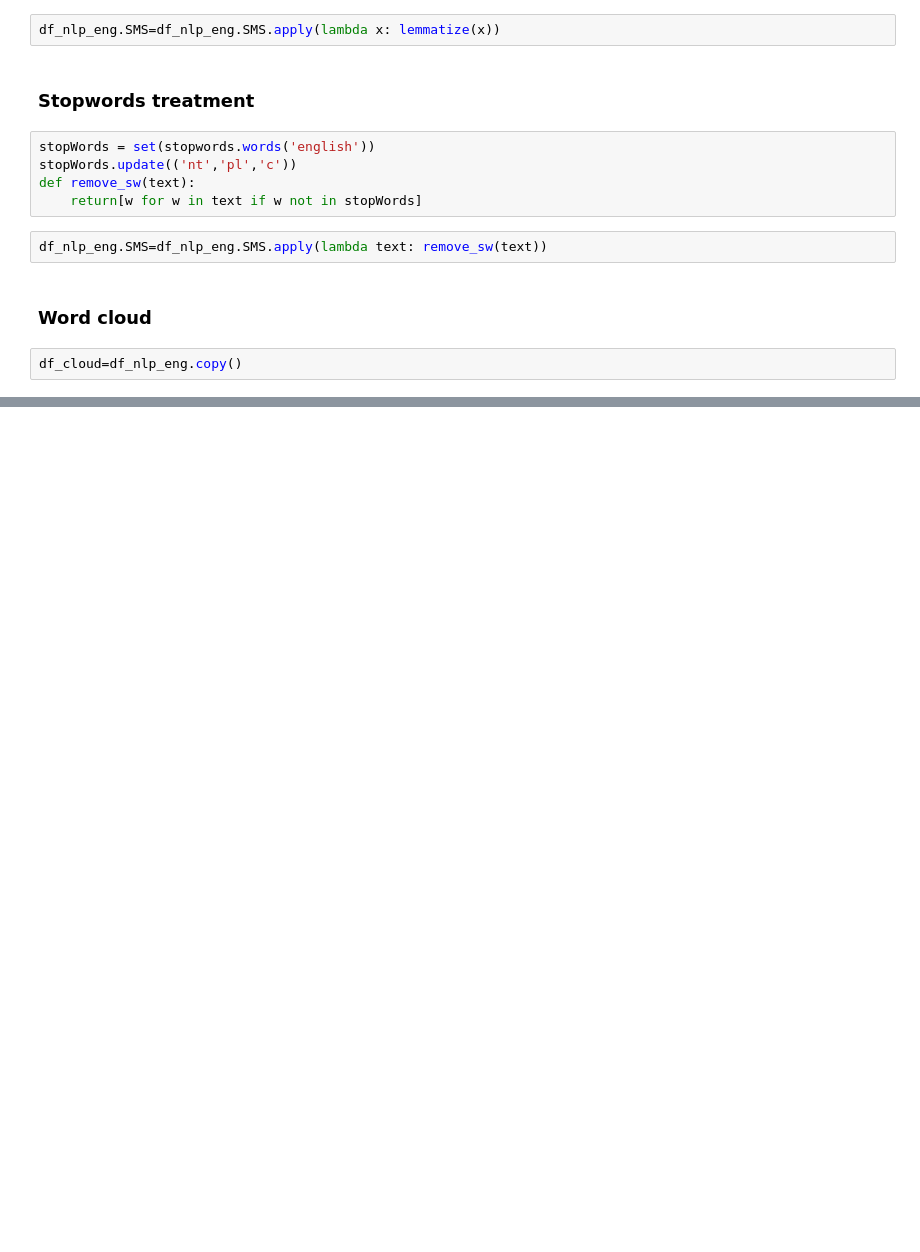
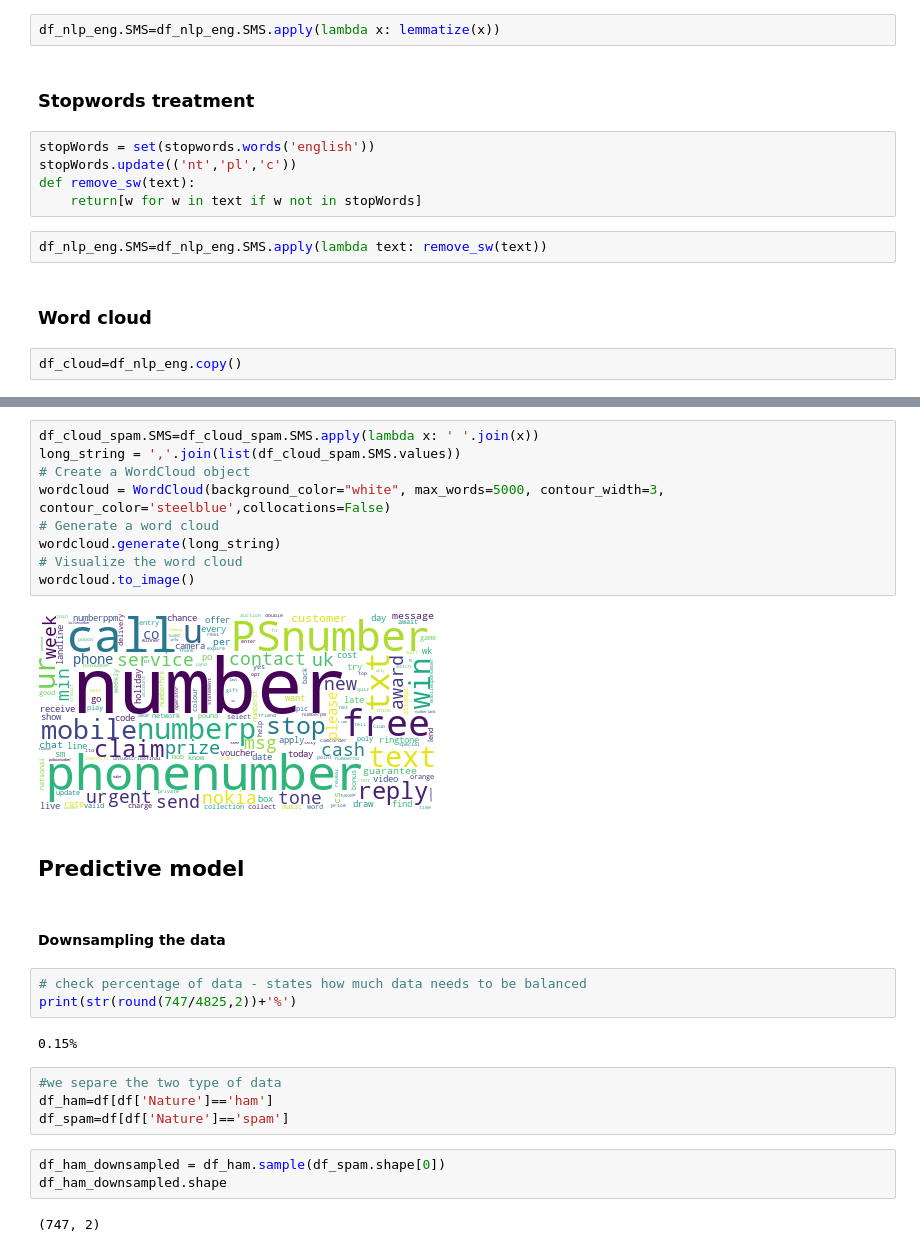
Before and after one commit to pablitocito/SPAM_detection, a Jupyter notebook: spam_notebook.ipynb, the cells around one changed output, grey strips where cells are left out. Saved outputs shown, nothing was run; the diff lists cells and outputs as text; blank space fills up the shorter version.

```diff
--- a/spam_notebook.ipynb
+++ b/spam_notebook.ipynb
@@ -86,0 +119,29 @@ wordcloud.to_image()
+# %%
+df_cloud_spam.SMS=df_cloud_spam.SMS.apply(lambda x: ' '.join(x))
+long_string = ','.join(list(df_cloud_spam.SMS.values))
+# Create a WordCloud object
+wordcloud = WordCloud(background_color="white", max_words=5000, contour_width=3, contour_color='steelblue',collocations=False)
+# Generate a word cloud
+wordcloud.generate(long_string)
+# Visualize the word cloud
+wordcloud.to_image()
+# %% [output]
+[figure, added]
+# %% [markdown]
+## Predictive model
+# %% [markdown]
+#### Downsampling the data
+# %%
+# check percentage of data - states how much data needs to be balanced
+print(str(round(747/4825,2))+'%')
+# %% [output]
+0.15%
+# %%
+#we separe the two type of data
+df_ham=df[df['Nature']=='ham']
+df_spam=df[df['Nature']=='spam']
+# %%
+df_ham_downsampled = df_ham.sample(df_spam.shape[0])
+df_ham_downsampled.shape
+# %% [output]
+(747, 2)
```
Also changed, not shown: parts of 11 cells of this notebook.
